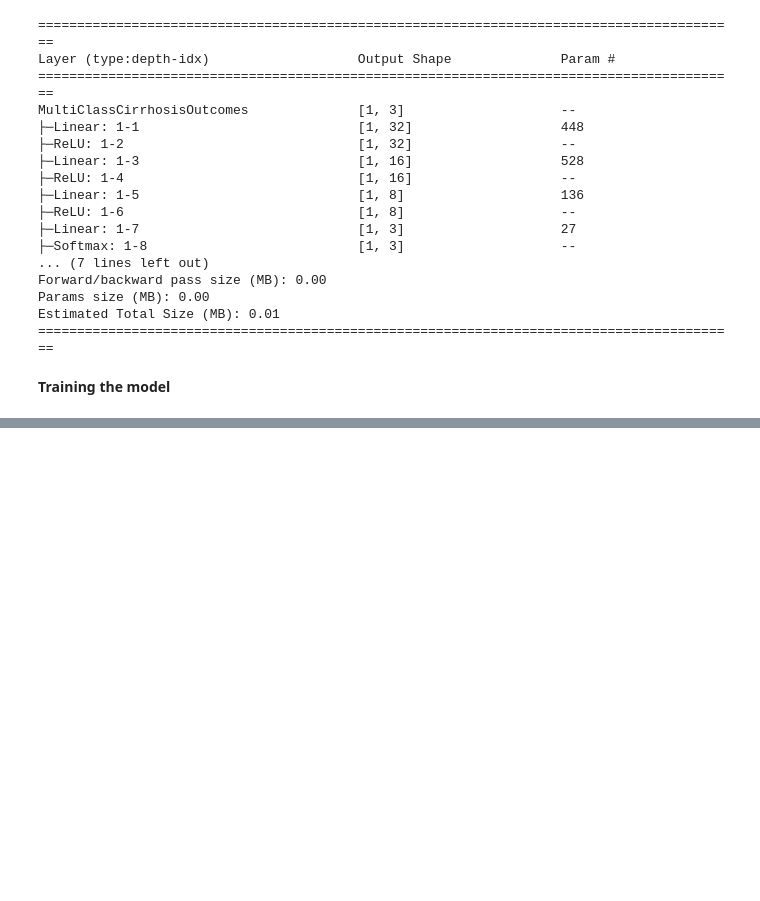
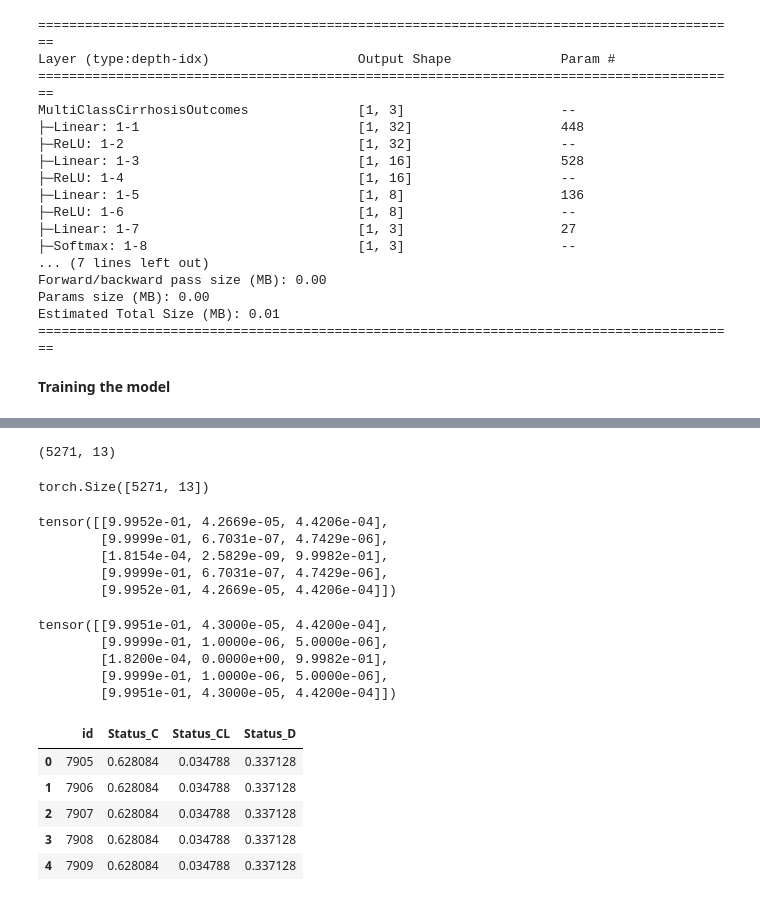
Before and after one commit to amulyaprasanth/multiclass_prediction_for_cirrhosis_outcomes_kaggle, a Jupyter notebook: notebooks/model_experimentation_torch.ipynb, the cells around one changed output, grey strips where cells are left out. Saved outputs shown, nothing was run; the diff lists cells and outputs as text; code cells hidden in the pictures; blank space fills up the shorter version.

Commit message:
added torch model

```diff
--- a/notebooks/model_experimentation_torch.ipynb
+++ b/notebooks/model_experimentation_torch.ipynb
@@ -327,0 +345,28 @@ torch.save(model_0, "../models/3_linear_layer_model.pt")
+# %%
+# Check the shape sot that it can match the model's input shape
+test_arr.shape
+# %% [output]
+(5271, 13)
+# %%
+# Convert the arr to tensor
+test_tensor = torch.tensor(test_arr, dtype=torch.float32)
+
+test_tensor.shape
+# %% [output]
+torch.Size([5271, 13])
+# %%
+# Get the predictions
+
+loaded_model.eval()
+
+with torch.inference_mode():
+    preds = loaded_model(test_tensor.to("cpu"))
+
+# View the first 5 predictions
+preds[:5]
+# %% [output]
+tensor([[9.9952e-01, 4.2669e-05, 4.4206e-04],
+        [9.9999e-01, 6.7031e-07, 4.7429e-06],
+        [1.8154e-04, 2.5829e-09, 9.9982e-01],
+        [9.9999e-01, 6.7031e-07, 4.7429e-06],
+        [9.9952e-01, 4.2669e-05, 4.4206e-04]])
@@ -327,0 +375,20 @@ torch.save(model_0, "../models/3_linear_layer_model.pt")
+# %%
+preds[:5]
+# %% [output]
+tensor([[9.9951e-01, 4.3000e-05, 4.4200e-04],
+        [9.9999e-01, 1.0000e-06, 5.0000e-06],
+        [1.8200e-04, 0.0000e+00, 9.9982e-01],
+        [9.9999e-01, 1.0000e-06, 5.0000e-06],
+        [9.9951e-01, 4.3000e-05, 4.4200e-04]])
+# %%
+# Load the sample submissions and save the results
+submissions = pd.read_csv('../data/sample_submission.csv')
+
+submissions.head()
+# %% [output]
+|  | id | Status_C | Status_CL | Status_D |
+| 0 | 7905 | 0.628084 | 0.034788 | 0.337128 |
+| 1 | 7906 | 0.628084 | 0.034788 | 0.337128 |
+| 2 | 7907 | 0.628084 | 0.034788 | 0.337128 |
+| 3 | 7908 | 0.628084 | 0.034788 | 0.337128 |
+| 4 | 7909 | 0.628084 | 0.034788 | 0.337128 |
```
Also changed, not shown: parts of 8 cells of this notebook, 2 other files.
